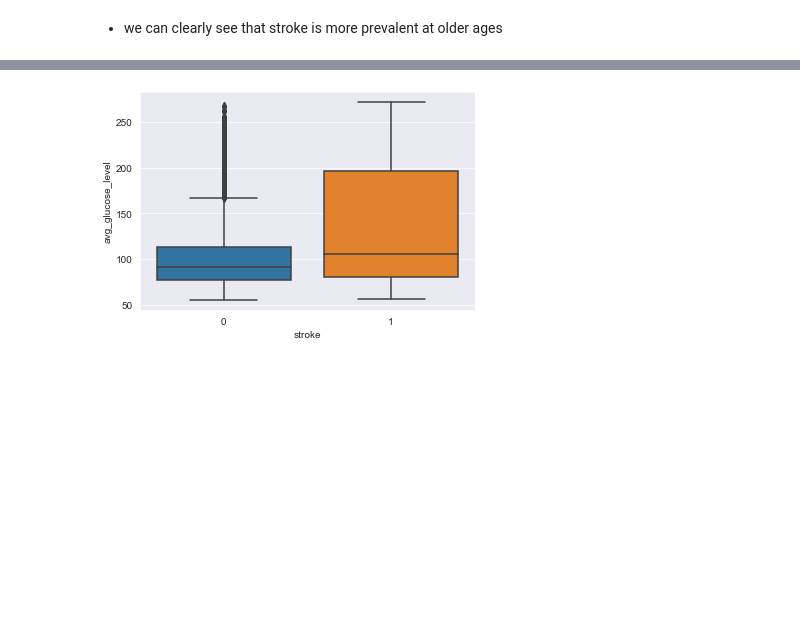
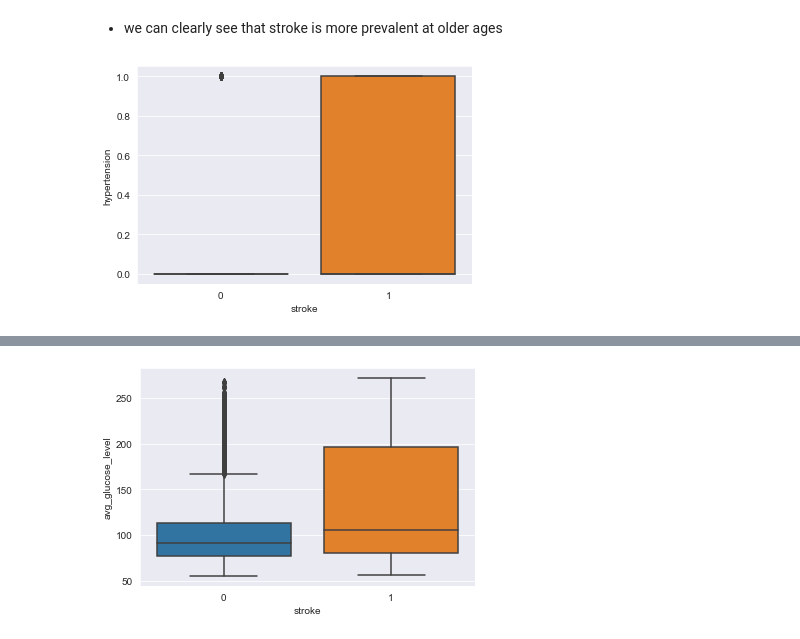
Before and after one commit to Purefekt/Predicting-Stroke-using-Various-Classification-Methods, a Jupyter notebook: [1]eda.ipynb, the cells around one changed output, grey strips where cells are left out. Saved outputs shown, nothing was run; the diff lists cells and outputs as text; code cells hidden in the pictures; blank space fills up the shorter version.

```diff
--- a/[1]eda.ipynb
+++ b/[1]eda.ipynb
@@ -164,3 +172,9 @@ plt.show()
 [figure]
 # %% [markdown]
 - we can clearly see that stroke is more prevalent at older ages
+# %%
+# boxplot for hypertension
+sns.boxplot(x = data['stroke'].astype('category'), y = 'hypertension', data=data)
+plt.show()
+# %% [output]
+[figure, added]
```
Also changed, not shown: parts of 10 cells of this notebook, 8 other files.
